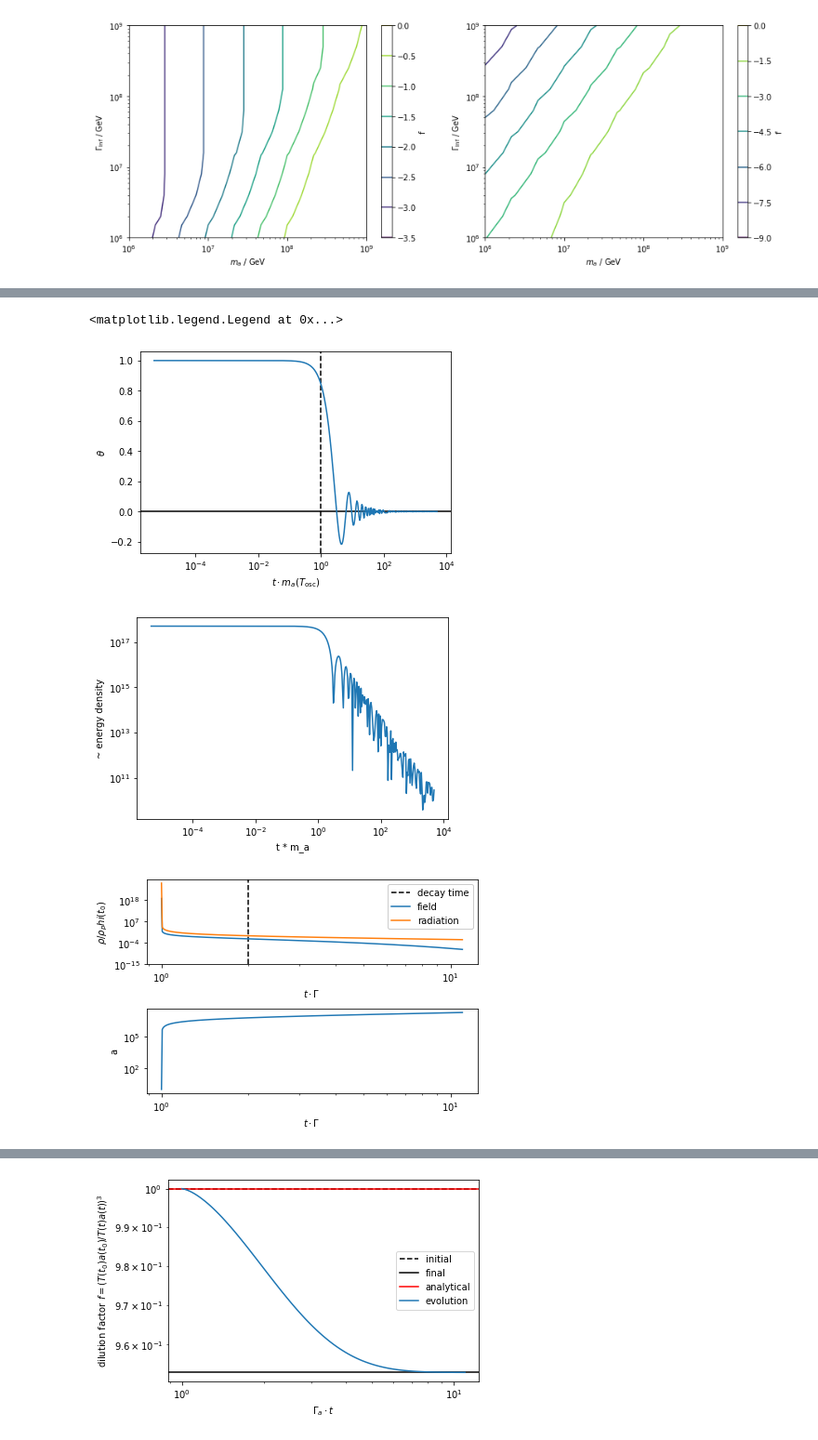
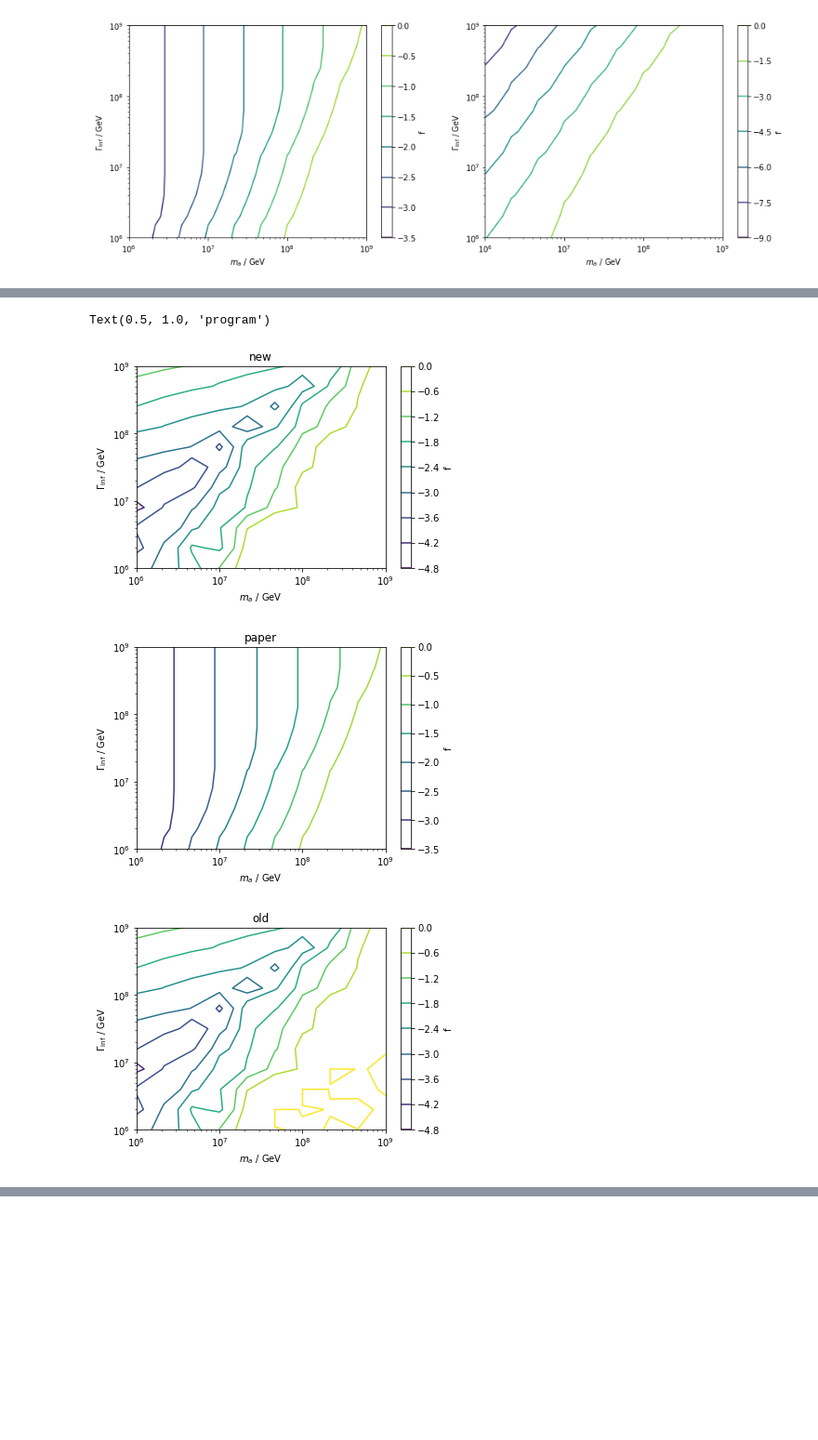
Before and after one commit to anna-jana/masters-project, a Jupyter notebook: transport_eq_in_time/test.ipynb, the cells around one changed output, grey strips where cells are left out. Shown at 93% size. Saved outputs shown, nothing was run; the diff lists cells and outputs as text; code cells hidden in the pictures; blank space fills up the shorter version.

```diff
--- a/transport_eq_in_time/test.ipynb
+++ b/transport_eq_in_time/test.ipynb
@@ -156,7 +162,23 @@ delta = 6.122667657055263e-05 vs 0.001
 # %%
-decay(1e9, 1e6, True)
+for i, name in enumerate(["new", "paper", "old"]):
+    plt.figure()
+    plt.contour(m_a_list, Gamma_inf_list, np.log10(fs[:, :, i]))
+    plt.xscale("log")
+    plt.yscale("log")
+    plt.colorbar(label="f")
+    plt.xlabel("$m_a$ / GeV")
+    plt.ylabel(r"$\Gamma_\mathrm{inf}$ / GeV")
+    plt.title(name)
+plt.figure()
+plt.contour(m_a_list, Gamma_inf_list, np.log10(ans[:,:,0]))
+plt.xscale("log")
+plt.yscale("log")
+plt.colorbar(label="f")
+plt.xlabel("$m_a$ / GeV")
+plt.ylabel(r"$\Gamma_\mathrm{inf}$ / GeV")
+plt.title("program")
 # %% [output]
-<matplotlib.legend.Legend at 0x...>
+Text(0.5, 1.0, 'program')
-[figure, old version]
+[figure, new version]
-[figure, old version]
+[figure, new version]
-[figure, old version]
+[figure, new version]
@@ -164,2 +186 @@ decay(1e9, 1e6, True)
-[figure, removed]
 # %%
```
Also changed, not shown: parts of 6 cells of this notebook, 3 other files.
